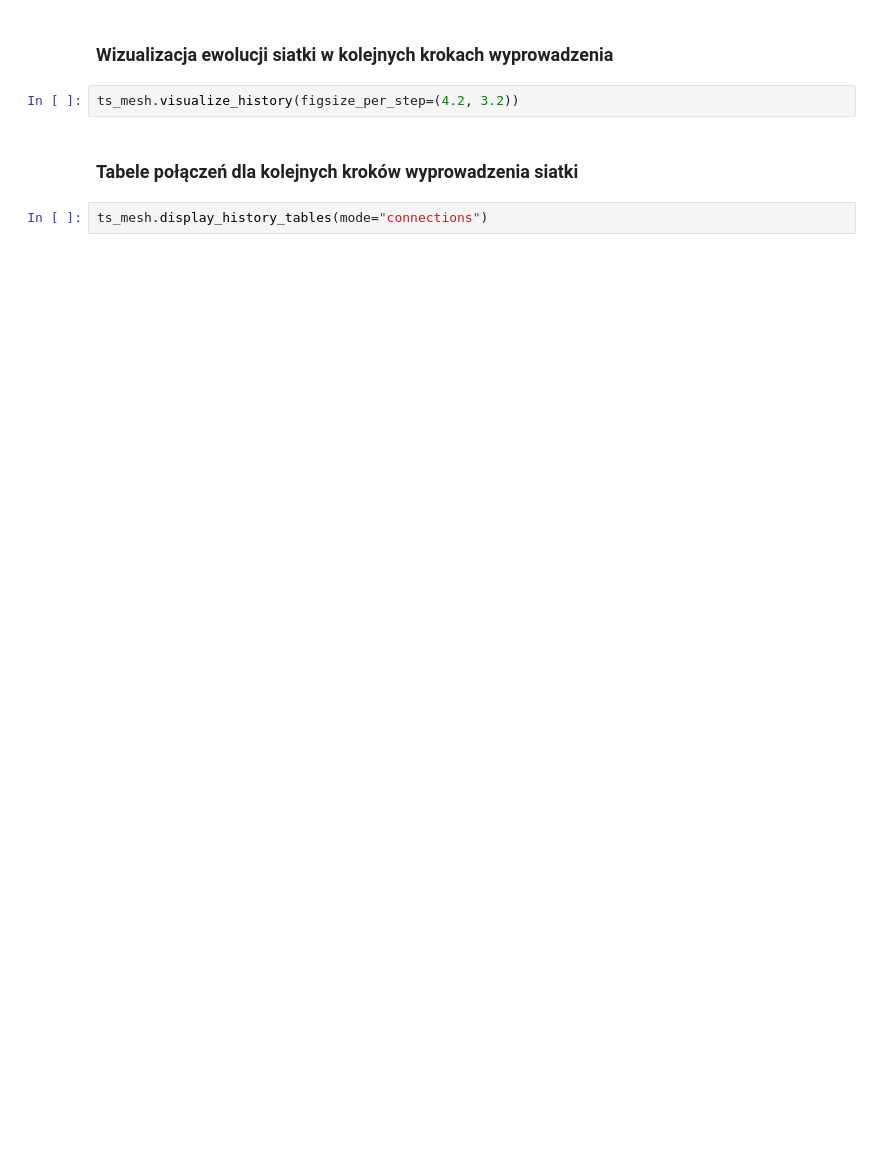
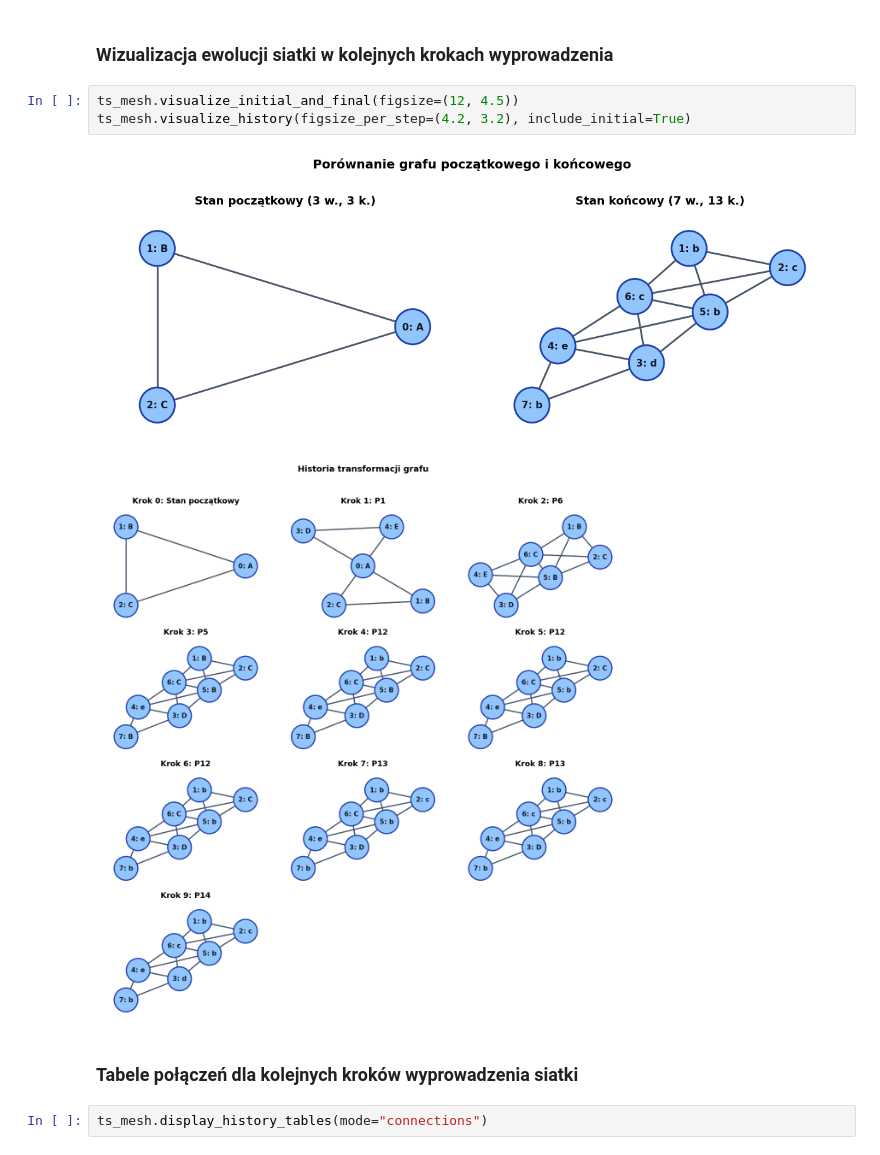
Before and after one commit to VecNine/wybrane-problemy-teorii-grafow, a Jupyter notebook: wptg.ipynb, the cells around one changed output. Saved outputs shown, nothing was run; the diff lists cells and outputs as text; blank space fills up the shorter version.

Commit message:
fix: proper graph emulation

```diff
--- a/wptg.ipynb
+++ b/wptg.ipynb
@@ -99,7 +161,11 @@ for i, (prod, g_step) in enumerate(ts_mesh.History):
 # %% [markdown]
 ### Wizualizacja ewolucji siatki w kolejnych krokach wyprowadzenia
 # %%
-ts_mesh.visualize_history(figsize_per_step=(4.2, 3.2))
+ts_mesh.visualize_initial_and_final(figsize=(12, 4.5))
+ts_mesh.visualize_history(figsize_per_step=(4.2, 3.2), include_initial=True)
+# %% [output]
+[figure, added]
+[figure, added]
 # %% [markdown]
 ### Tabele połączeń dla kolejnych kroków wyprowadzenia siatki
 # %%
```
Also changed, not shown: parts of 15 cells of this notebook, 8 other files.
